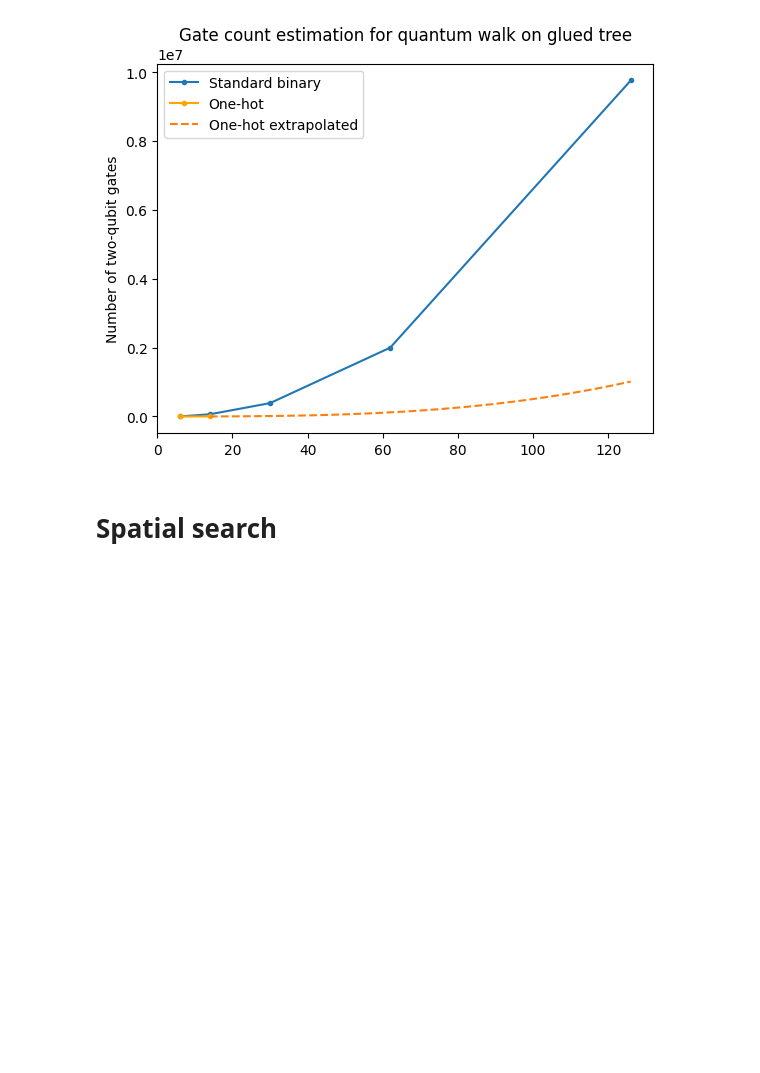
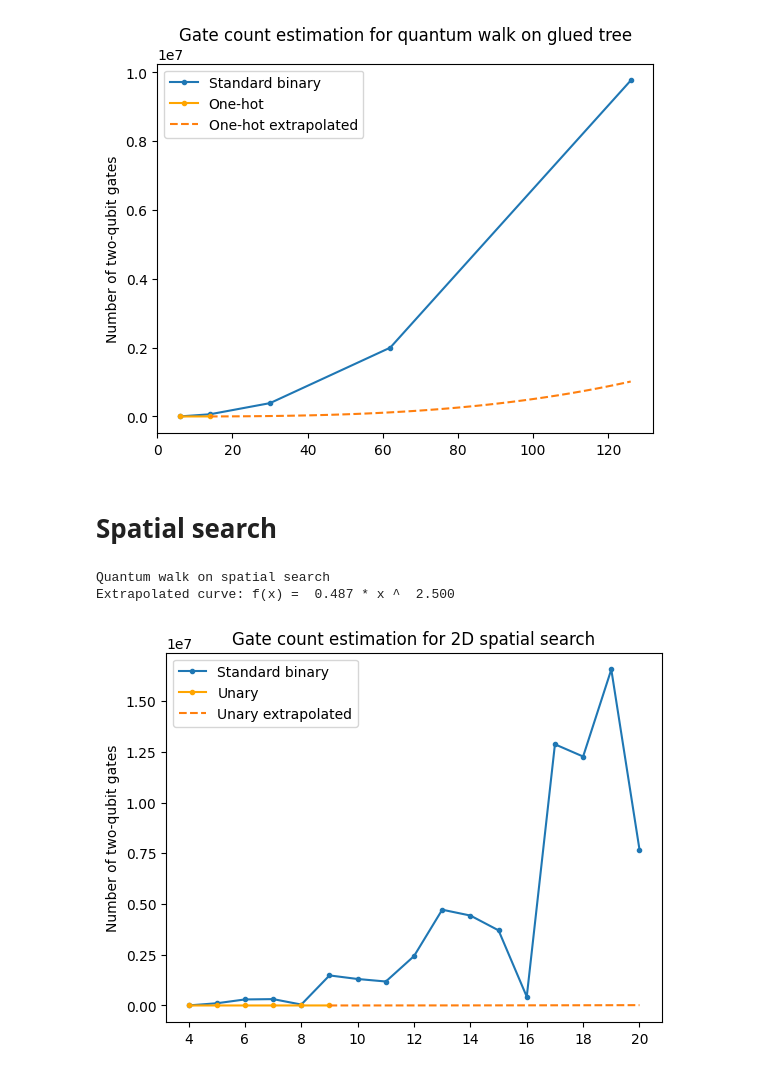
Before and after one commit to jiaqileng/hamiltonian-embedding, a Jupyter notebook: resource_estimation_plots.ipynb, the cells around one changed output. Drawn from its saved outputs; the diff is of its cells as text; code cells hidden in the pictures; blank space fills up the shorter version.

Commit message:
update plot for spatial search

```diff
--- a/resource_estimation_plots.ipynb
+++ b/resource_estimation_plots.ipynb
@@ -56,23 +56,27 @@ unary_two_qubit_gate_count_per_trotter_step = resource_estimation_unary['unary_t
 # %%
 from scipy.optimize import curve_fit
 
 alpha = 2.5
 
 def func(x, c):
     return c * x ** alpha
 
 c = curve_fit(func, N_vals_unary, unary_trotter_steps)[0][0]
 print(f"Quantum walk on spatial search")
 print(f"Extrapolated curve: f(x) = {c: 0.3f} * x ^ {alpha : 0.3f}")
 
 N_vals_unary_extrapolated = np.arange(N_vals_unary[-1], N_vals_binary[-1]+1)
 unary_trotter_steps_extrapolated = func(N_vals_unary_extrapolated, c)
 
 plt.plot(N_vals_binary, (binary_trotter_steps * binary_two_qubit_gate_count_per_trotter_step), '-o', label="Standard binary", markersize=3)
-plt.plot(N_vals_unary, unary_trotter_steps * unary_two_qubit_gate_count_per_trotter_step, '-o', color="orange", label="Antiferromagnetic", markersize=3)
-plt.plot(N_vals_unary_extrapolated, unary_trotter_steps_extrapolated * (N_vals_unary_extrapolated - 1), '--', label="Antiferromagnetic extrapolated", markersize=1)
+plt.plot(N_vals_unary, unary_trotter_steps * unary_two_qubit_gate_count_per_trotter_step, '-o', color="orange", label="Unary", markersize=3)
+plt.plot(N_vals_unary_extrapolated, unary_trotter_steps_extrapolated * (N_vals_unary_extrapolated - 1), '--', label="Unary extrapolated", markersize=1)
 plt.legend()
 plt.ylabel("Number of two-qubit gates")
 plt.title("Gate count estimation for 2D spatial search")
 plt.savefig(join("figures", "resource_estimation_spatial_search.svg"), bbox_inches='tight')
 plt.show()
+# %% [output]
+Quantum walk on spatial search
+Extrapolated curve: f(x) =  0.487 * x ^  2.500
+[figure, added]
```
